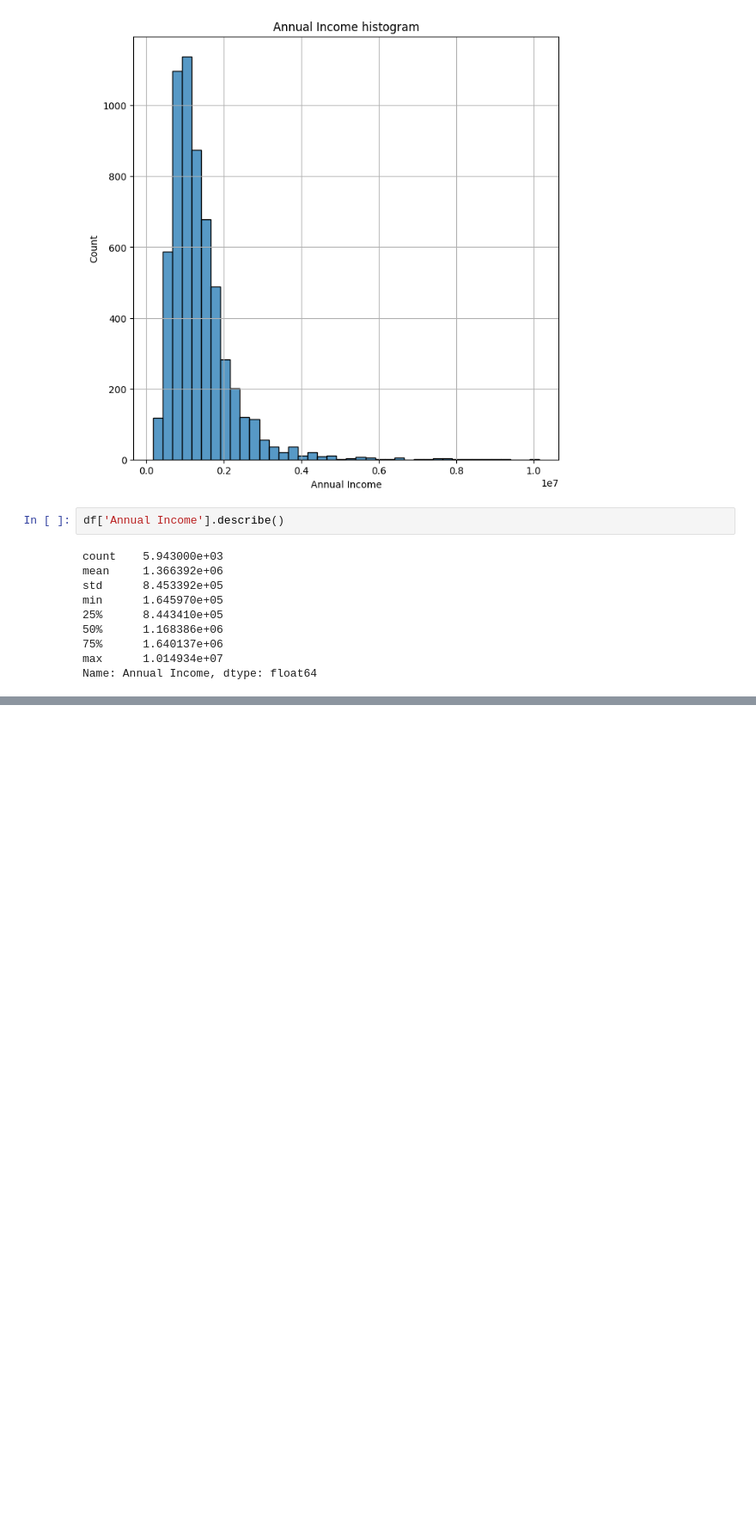
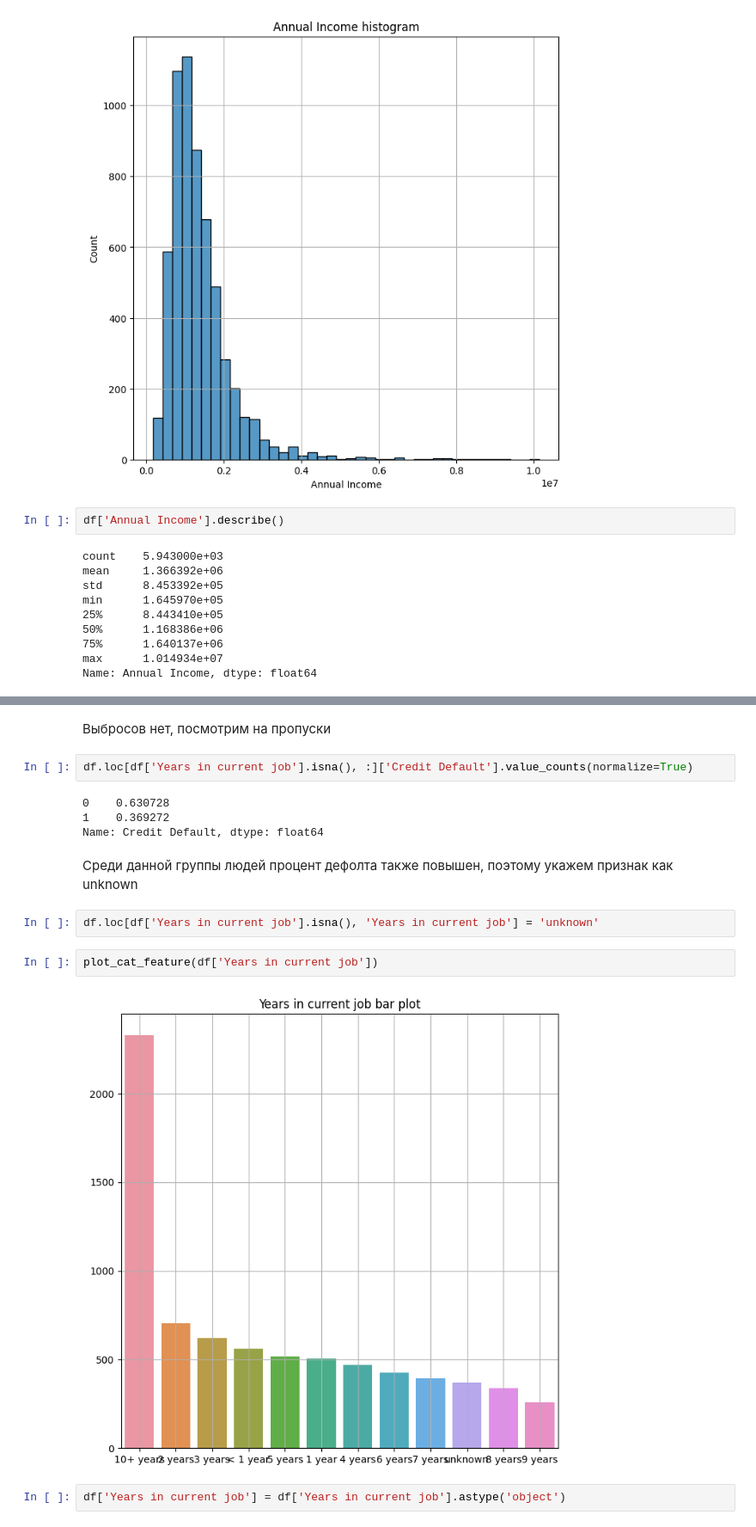
Before and after one commit to mogilyoy/credit_scoring, a Jupyter notebook: research/1.eda.ipynb, the cells around one changed output, grey strips where cells are left out. Shown at 86% size. Drawn from its saved outputs; the diff is of its cells as text; blank space fills up the shorter version.

```diff
--- a/research/1.eda.ipynb
+++ b/research/1.eda.ipynb
@@ -120,0 +205,18 @@ Name: Annual Income, dtype: float64
+# %% [markdown]
+Выбросов нет, посмотрим на пропуски
+# %%
+df.loc[df['Years in current job'].isna(), :]['Credit Default'].value_counts(normalize=True)
+# %% [output]
+0    0.630728
+1    0.369272
+Name: Credit Default, dtype: float64
+# %% [markdown]
+Среди данной группы людей процент дефолта также повышен, поэтому укажем признак как unknown
+# %%
+df.loc[df['Years in current job'].isna(), 'Years in current job'] = 'unknown'
+# %%
+plot_cat_feature(df['Years in current job'])
+# %% [output]
+[figure, added]
+# %%
+df['Years in current job'] = df['Years in current job'].astype('object')
```
Also changed, not shown: parts of 115 cells of this notebook, 4 other files.
